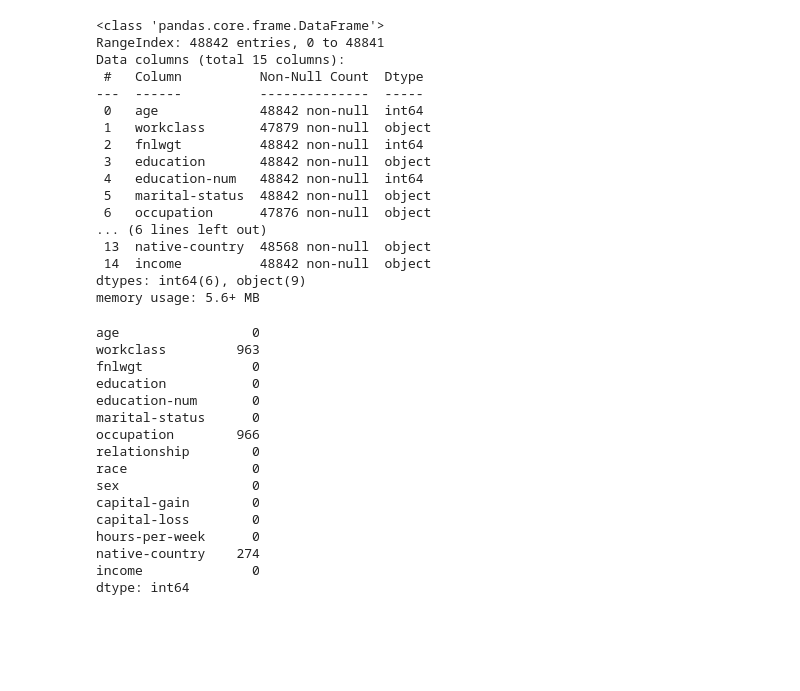
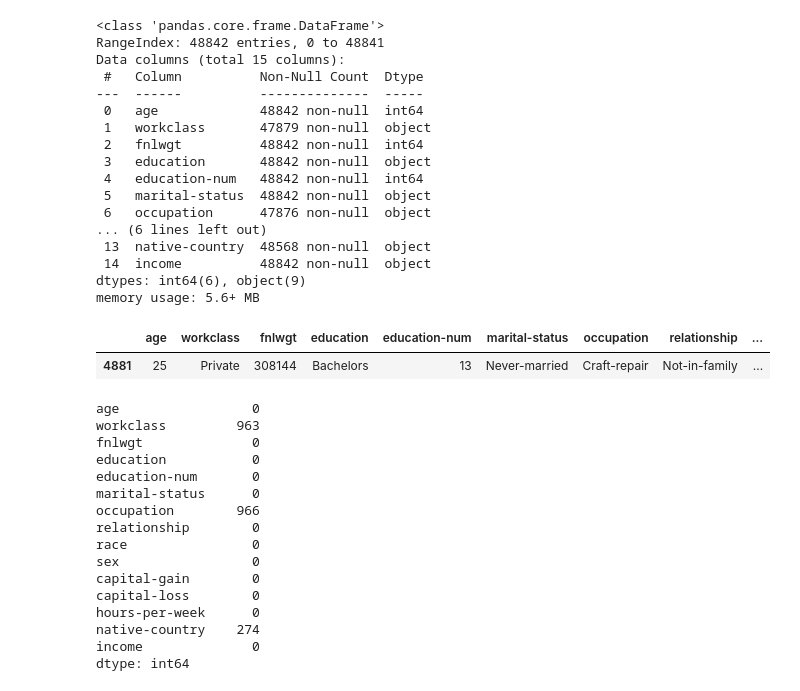
Before and after one commit to kmkri/ML_Assignments, a Jupyter notebook: ML_Assignments_Team2Final.ipynb, the cells around one changed output. Cells and saved outputs as stored; diff of their text form; code cells hidden in the pictures; blank space fills up the shorter version.

```diff
--- a/ML_Assignments_Team2Final.ipynb
+++ b/ML_Assignments_Team2Final.ipynb
@@ -141,6 +141,14 @@ Data columns (total 15 columns):
  14  income          48842 non-null  object
 dtypes: int64(6), object(9)
 memory usage: 5.6+ MB
+# %%
+duplicates = adultDataFrame[adultDataFrame.duplicated()]
+duplicates
+#adultDataFrame.duplicated().sum()
+duplicates[duplicates['fnlwgt'] == 308144]
+# %% [output]
+|  | age | workclass | fnlwgt | education | education-num | marital-status | occupation | relationship | ... |
+| 4881 | 25 | Private | 308144 | Bachelors | 13 | Never-married | Craft-repair | Not-in-family | ... |
 # %%
 # Checking for missing values using isnull
 adultDataFrame.isnull().sum()
```
Also changed, not shown: parts of 26 cells of this notebook, 2 other files.
